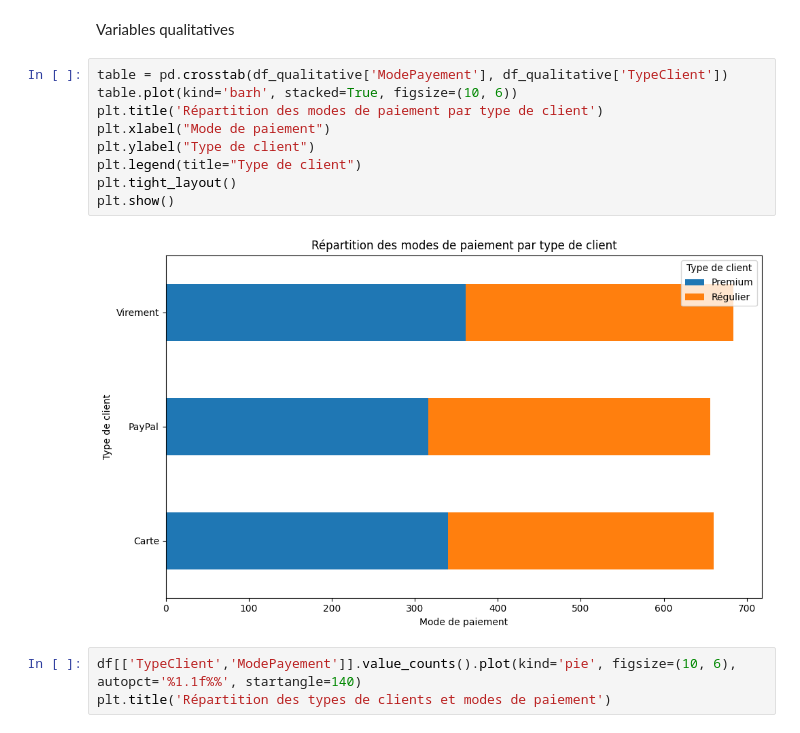
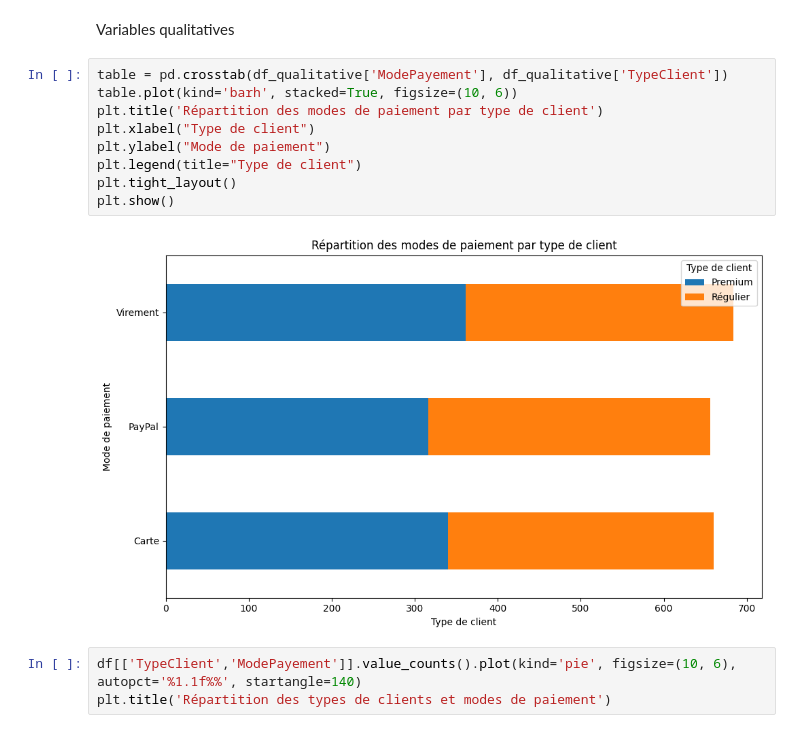
Before and after one commit to JWulfran/finance, a Jupyter notebook: SIO6003_Projet_de_mi_session_E25.ipynb, the cells around one changed output. Saved outputs shown, nothing was run; the diff lists cells and outputs as text.

```diff
--- a/SIO6003_Projet_de_mi_session_E25.ipynb
+++ b/SIO6003_Projet_de_mi_session_E25.ipynb
@@ -187,14 +194,14 @@ Variables qualitatives
 # %%
 table = pd.crosstab(df_qualitative['ModePayement'], df_qualitative['TypeClient'])
 table.plot(kind='barh', stacked=True, figsize=(10, 6))
 plt.title('Répartition des modes de paiement par type de client')
-plt.xlabel("Mode de paiement")
-plt.ylabel("Type de client")
+plt.xlabel("Type de client")
+plt.ylabel("Mode de paiement")
 plt.legend(title="Type de client")
 plt.tight_layout()
 plt.show()
 # %% [output]
-[figure, old version]
+[figure, new version]
 # %%
 df[['TypeClient','ModePayement']].value_counts().plot(kind='pie', figsize=(10, 6), autopct='%1.1f%%', startangle=140)
 plt.title('Répartition des types de clients et modes de paiement')
```
Also changed, not shown: parts of 6 cells of this notebook.
